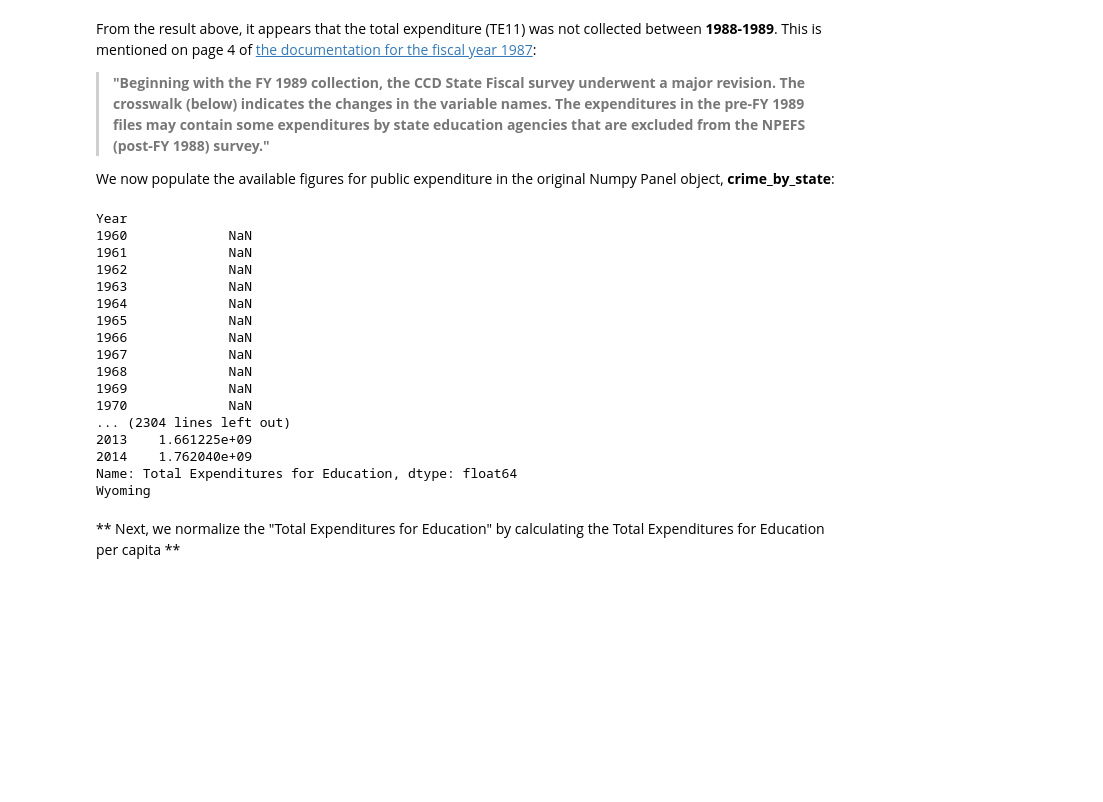
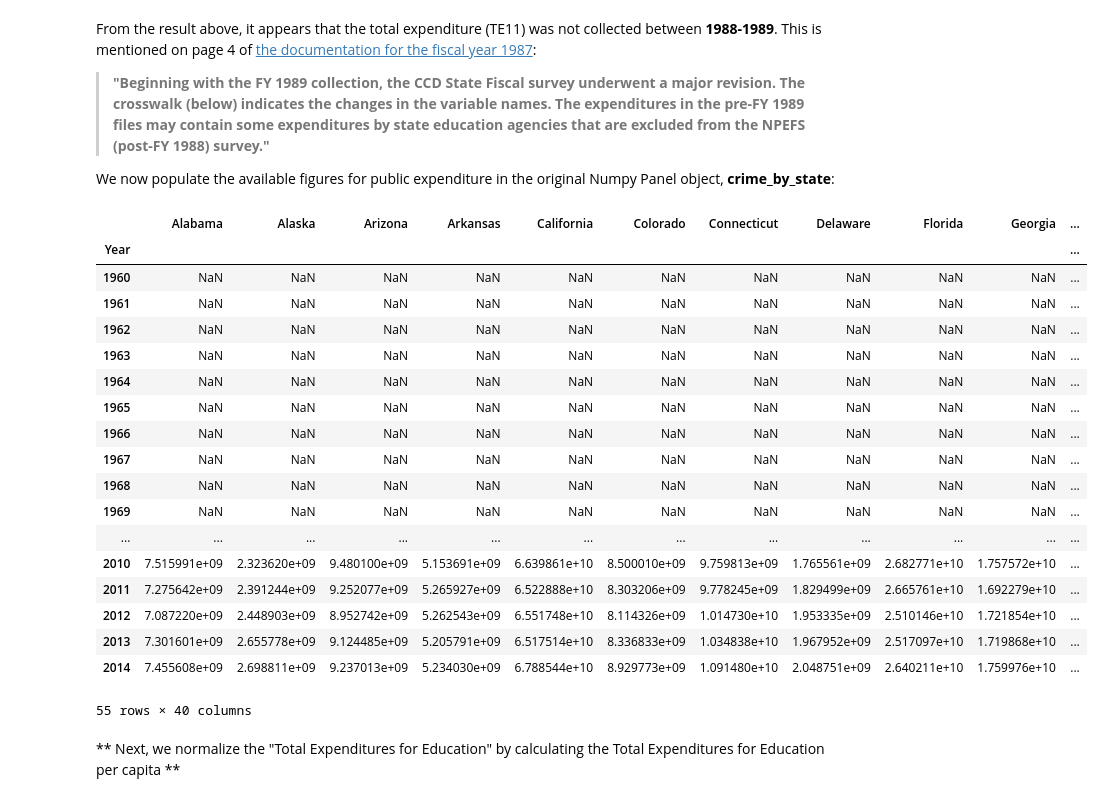
Before and after one commit to ChubaOraka/Crime-and-School, a Jupyter notebook: data-processing-workbook.ipynb, the cells around one changed output. Drawn from its saved outputs; the diff is of its cells as text; code cells hidden in the pictures; blank space fills up the shorter version.

```diff
--- a/data-processing-workbook.ipynb
+++ b/data-processing-workbook.ipynb
@@ -64,3 +64,5 @@ crime_total_per_capita.corr()
 40 rows × 40 columns
 # %% [markdown]
 ** I am adding a column for Violent crime per capita to each dataframe of the _crime_\__by_\__state_ panel **
+# %%
+crime_by_state = crime_by_state.transpose(2,1,0)
@@ -67,12 +77,16 @@ crime_total_per_capita.corr()
+# %%
+crime_by_state['Violent crime per capita'] = crime_by_state['Violent crime total']/crime_by_state['Population']
+crime_by_state['Total Expenditures for Education'] = np.nan # Prepare column to accept data
+crime_by_state['Total Expenditures for Education per capita'] = np.nan # Prepare column to accept data
 # %%
 from os import listdir
 from os.path import isfile, join
 
 # Adding a new column 'Violent crime per capita' to each state
-for state in crime_by_state:
-    crime_by_state[state]['Violent crime per capita'] = crime_by_state.loc[state,:,'Violent crime total']/crime_by_state.loc[state,:,'Population']
-    crime_by_state[state]['Total Expenditures for Education'] = np.nan # Prepare column to accept data
-    crime_by_state[state]['Total Expenditures for Education per capita'] = np.nan # Prepare column to accept data
+# for state in crime_by_state:
+#     crime_by_state[state]['Violent crime per capita'] = crime_by_state.loc[state,:,'Violent crime total']/crime_by_state.loc[state,:,'Population']
+#     crime_by_state[state]['Total Expenditures for Education'] = np.nan # Prepare column to accept data
+#     crime_by_state[state]['Total Expenditures for Education per capita'] = np.nan # Prepare column to accept data
 
 files = [f for f in listdir('budget') if isfile(join('budget', f))]
 # %% [markdown]
@@ -164,30 +180,33 @@ We now populate the available figures for public expenditure in the original Num
 # %%
-for year in funding_by_year:
-    for state in crime_by_state:
-        crime_by_state[state]['Total Expenditures for Education'][year] = funding_by_year[year]['TE11'][state]
+# for year in funding_by_year:
+#     for state in crime_by_state:
+#         crime_by_state[state]['Total Expenditures for Education'][year] = funding_by_year[year]['TE11'][state]
 
-for state in crime_by_state:
-    print(crime_by_state[state]['Total Expenditures for Education'])
-    print(state)
+# for state in crime_by_state:
+#     print(crime_by_state[state]['Total Expenditures for Education'])
+#     print(state)
 # Observation: Some states in the second data source are not present in the first data source, e.g. Guam
+crime_by_state['Total Expenditures for Education']
 # %% [output]
+|  | Alabama | Alaska | Arizona | Arkansas | California | Colorado | Connecticut | Delaware | Florida | Georgia | ... |
+| Year |  |  |  |  |  |  |  |  |  |  | ... |
+| 1960 | NaN | NaN | NaN | NaN | NaN | NaN | NaN | NaN | NaN | NaN | ... |
+| 1961 | NaN | NaN | NaN | NaN | NaN | NaN | NaN | NaN | NaN | NaN | ... |
+| 1962 | NaN | NaN | NaN | NaN | NaN | NaN | NaN | NaN | NaN | NaN | ... |
+| 1963 | NaN | NaN | NaN | NaN | NaN | NaN | NaN | NaN | NaN | NaN | ... |
+| 1964 | NaN | NaN | NaN | NaN | NaN | NaN | NaN | NaN | NaN | NaN | ... |
+| 1965 | NaN | NaN | NaN | NaN | NaN | NaN | NaN | NaN | NaN | NaN | ... |
+| 1966 | NaN | NaN | NaN | NaN | NaN | NaN | NaN | NaN | NaN | NaN | ... |
+| 1967 | NaN | NaN | NaN | NaN | NaN | NaN | NaN | NaN | NaN | NaN | ... |
+| 1968 | NaN | NaN | NaN | NaN | NaN | NaN | NaN | NaN | NaN | NaN | ... |
+| 1969 | NaN | NaN | NaN | NaN | NaN | NaN | NaN | NaN | NaN | NaN | ... |
+| ... | ... | ... | ... | ... | ... | ... | ... | ... | ... | ... | ... |
+| 2010 | 7.515991e+09 | 2.323620e+09 | 9.480100e+09 | 5.153691e+09 | 6.639861e+10 | 8.500010e+09 | 9.759813e+09 | 1.765561e+09 | 2.682771e+10 | 1.757572e+10 | ... |
+| 2011 | 7.275642e+09 | 2.391244e+09 | 9.252077e+09 | 5.265927e+09 | 6.522888e+10 | 8.303206e+09 | 9.778245e+09 | 1.829499e+09 | 2.665761e+10 | 1.692279e+10 | ... |
+| 2012 | 7.087220e+09 | 2.448903e+09 | 8.952742e+09 | 5.262543e+09 | 6.551748e+10 | 8.114326e+09 | 1.014730e+10 | 1.953335e+09 | 2.510146e+10 | 1.721854e+10 | ... |
+| 2013 | 7.301601e+09 | 2.655778e+09 | 9.124485e+09 | 5.205791e+09 | 6.517514e+10 | 8.336833e+09 | 1.034838e+10 | 1.967952e+09 | 2.517097e+10 | 1.719868e+10 | ... |
+| 2014 | 7.455608e+09 | 2.698811e+09 | 9.237013e+09 | 5.234030e+09 | 6.788544e+10 | 8.929773e+09 | 1.091480e+10 | 2.048751e+09 | 2.640211e+10 | 1.759976e+10 | ... |
-Year
-1960             NaN
-1961             NaN
-1962             NaN
-1963             NaN
-1964             NaN
-1965             NaN
-1966             NaN
-1967             NaN
-1968             NaN
-1969             NaN
-1970             NaN
-... (2304 lines left out)
-2013    1.661225e+09
-2014    1.762040e+09
-Name: Total Expenditures for Education, dtype: float64
-Wyoming
+55 rows × 40 columns
 # %% [markdown]
 ** Next, we normalize the "Total Expenditures for Education" by calculating the Total Expenditures for Education per capita **
 # %%
```
Also changed, not shown: parts of 11 cells of this notebook.
